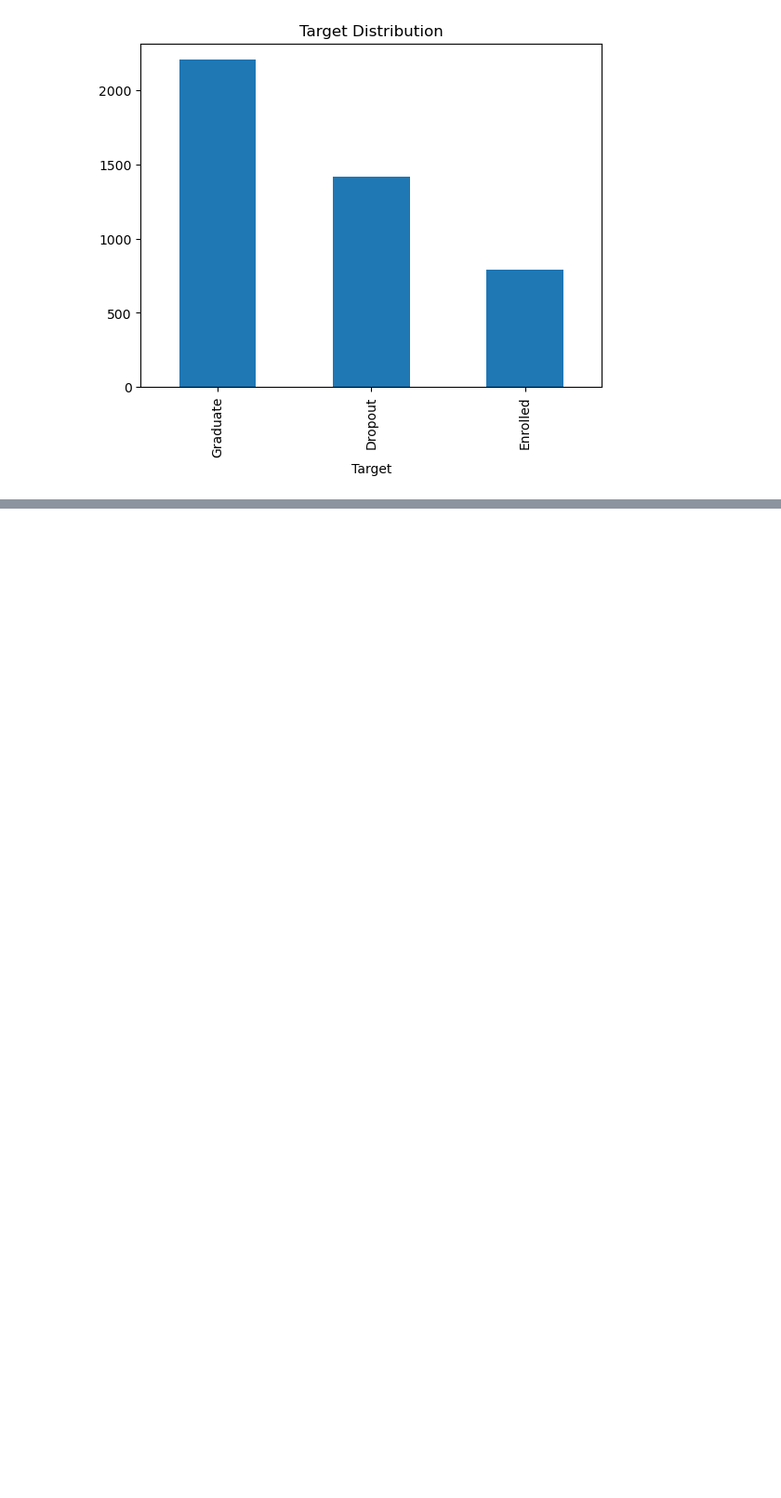
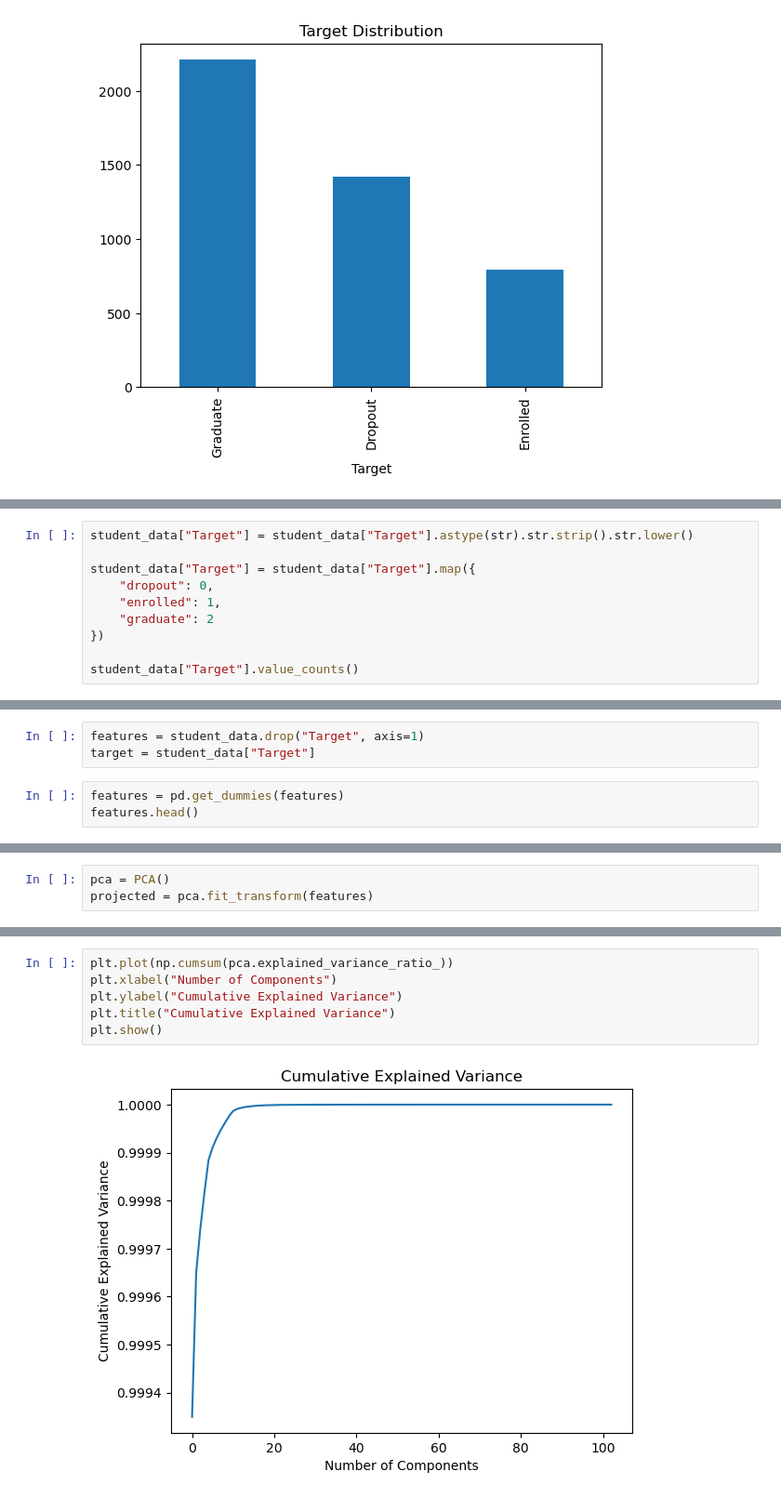
Before and after one commit to pericles-1995/CA_Data_Preparation, a Jupyter notebook: CA_Data_Preparation.ipynb, the cells around one changed output, grey strips where cells are left out. Shown at 93% size. Cells and saved outputs as stored; diff of their text form; blank space fills up the shorter version.

```diff
--- a/CA_Data_Preparation.ipynb
+++ b/CA_Data_Preparation.ipynb
@@ -313,0 +351,10 @@ plt.show()
+# %%
+student_data["Target"] = student_data["Target"].astype(str).str.strip().str.lower()
+
+student_data["Target"] = student_data["Target"].map({
+    "dropout": 0,
+    "enrolled": 1,
+    "graduate": 2
+})
+
+student_data["Target"].value_counts()
@@ -313,0 +363,6 @@ plt.show()
+# %%
+features = student_data.drop("Target", axis=1)
+target = student_data["Target"]
+# %%
+features = pd.get_dummies(features)
+features.head()
@@ -313,0 +377,3 @@ plt.show()
+# %%
+pca = PCA()
+projected = pca.fit_transform(features)
@@ -313,0 +400,8 @@ plt.show()
+# %%
+plt.plot(np.cumsum(pca.explained_variance_ratio_))
+plt.xlabel("Number of Components")
+plt.ylabel("Cumulative Explained Variance")
+plt.title("Cumulative Explained Variance")
+plt.show()
+# %% [output]
+[figure, added]
```
Also changed, not shown: parts of 26 cells of this notebook.
